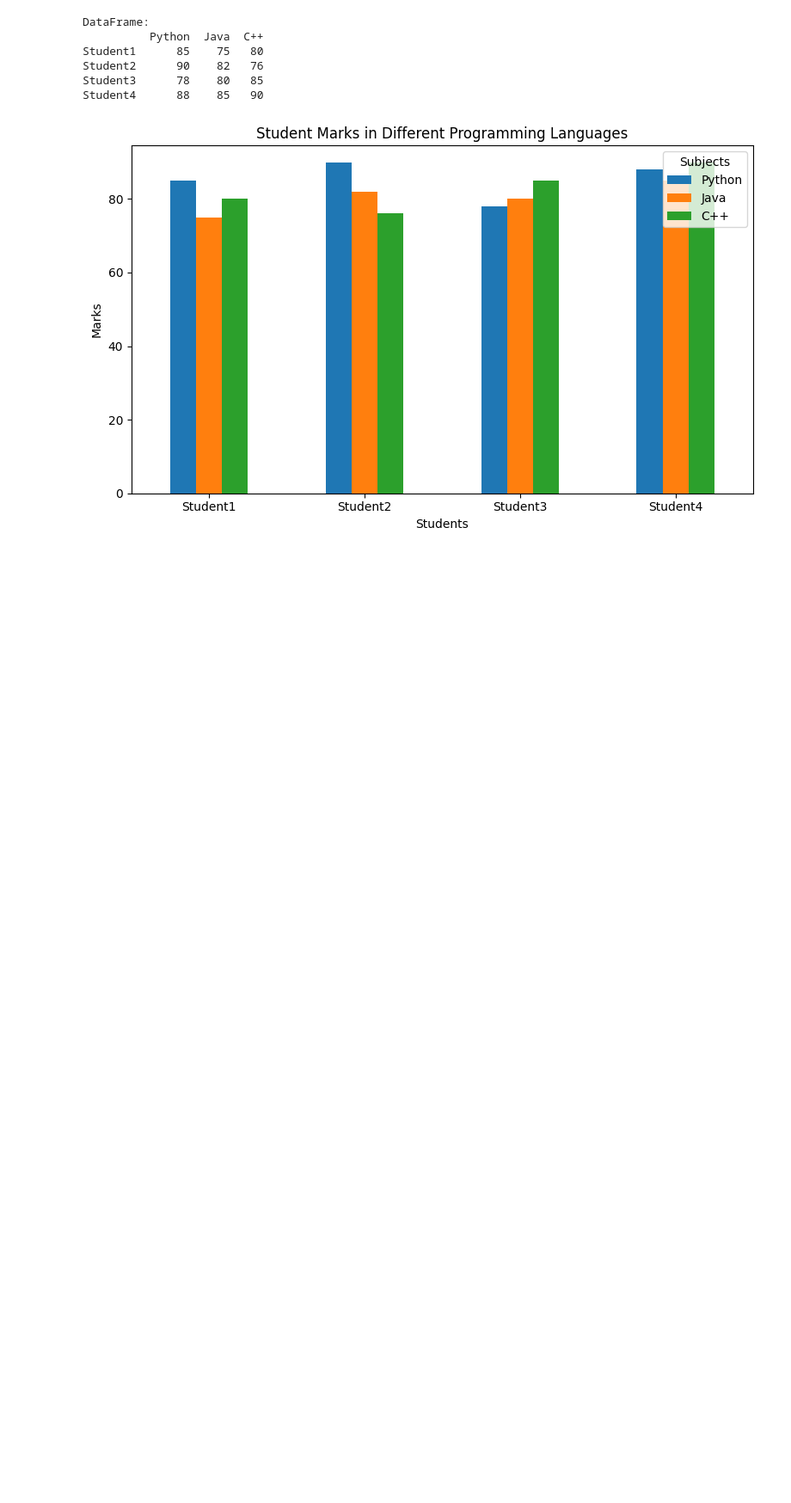
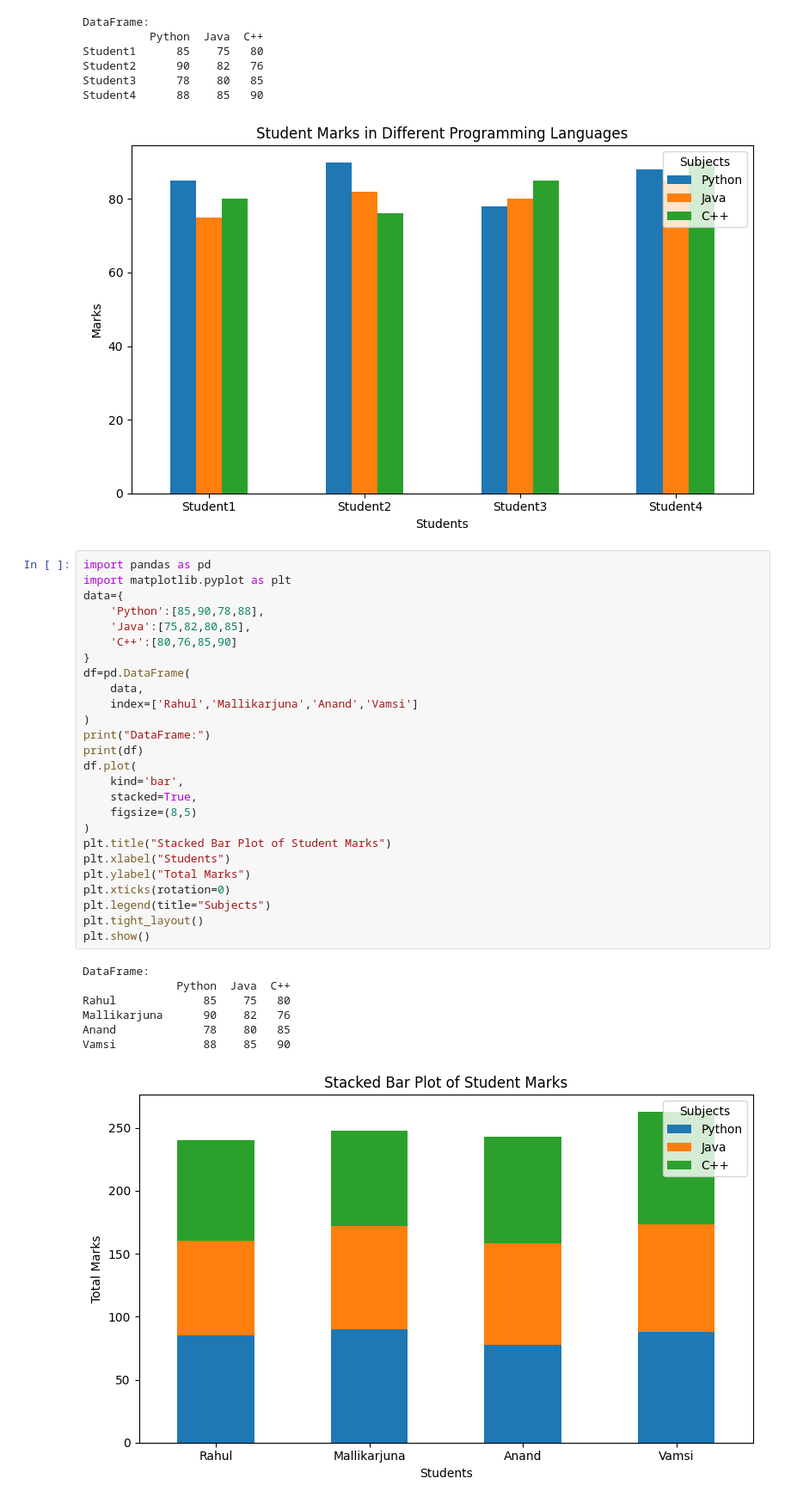
Before and after one commit to rahul-3270/dslab, a Jupyter notebook: newexp5.ipynb, the cells around one changed output. Shown at 86% size. Saved outputs shown, nothing was run; the diff lists cells and outputs as text; blank space fills up the shorter version.

```diff
--- a/newexp5.ipynb
+++ b/newexp5.ipynb
@@ -167,3 +167,37 @@ Student2      90    82   76
 Student3      78    80   85
 Student4      88    85   90
 [figure]
+# %%
+import pandas as pd
+import matplotlib.pyplot as plt
+data={
+    'Python':[85,90,78,88],
+    'Java':[75,82,80,85],
+    'C++':[80,76,85,90]
+}
+df=pd.DataFrame(
+    data,
+    index=['Rahul','Mallikarjuna','Anand','Vamsi']
+)
+print("DataFrame:")
+print(df)
+df.plot(
+    kind='bar',
+    stacked=True,
+    figsize=(8,5)
+)
+plt.title("Stacked Bar Plot of Student Marks")
+plt.xlabel("Students")
+plt.ylabel("Total Marks")
+plt.xticks(rotation=0)
+plt.legend(title="Subjects")
+plt.tight_layout()
+plt.show()
+# %% [output]
+DataFrame:
+              Python  Java  C++
+Rahul             85    75   80
+Mallikarjuna      90    82   76
+Anand             78    80   85
+Vamsi             88    85   90
+[figure, added]
```
